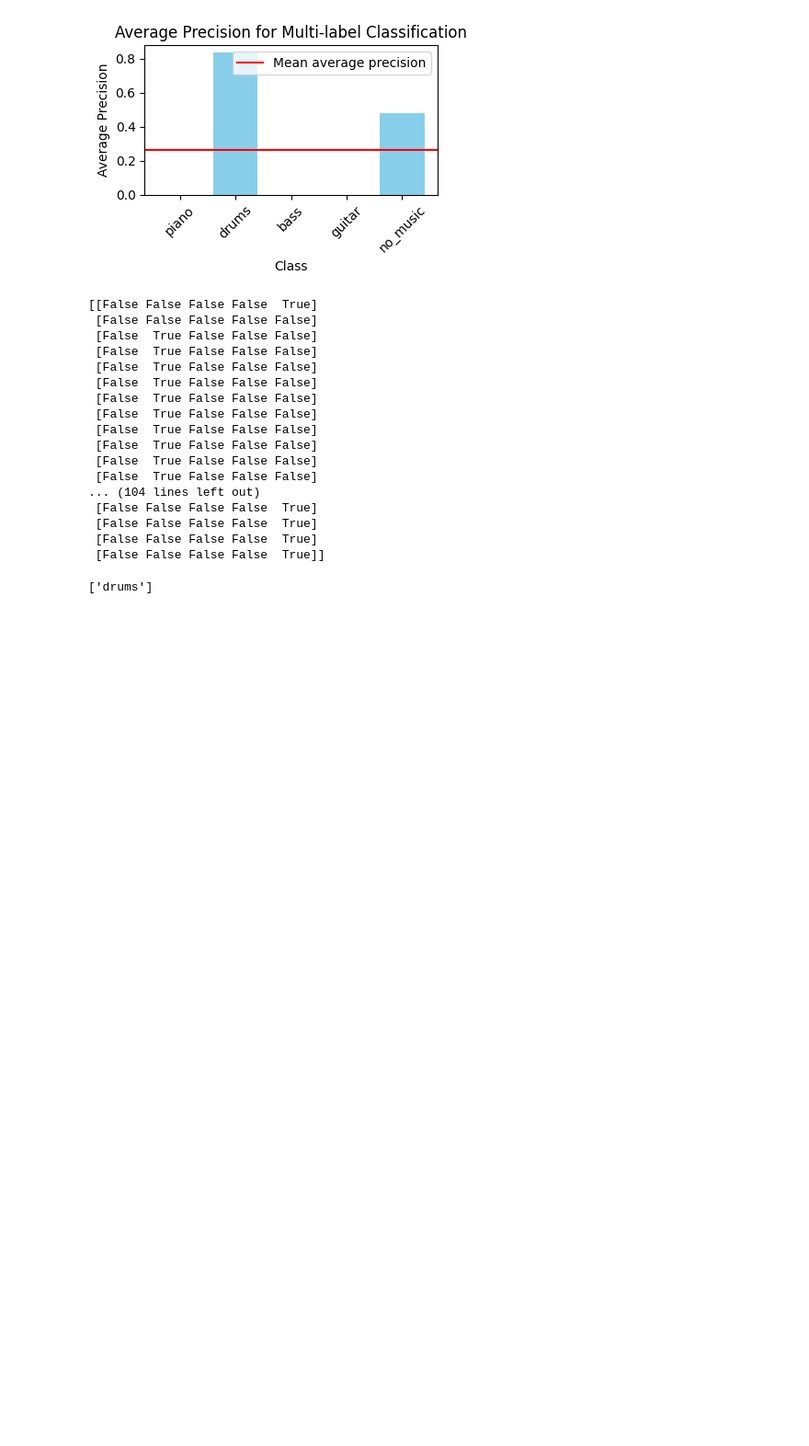
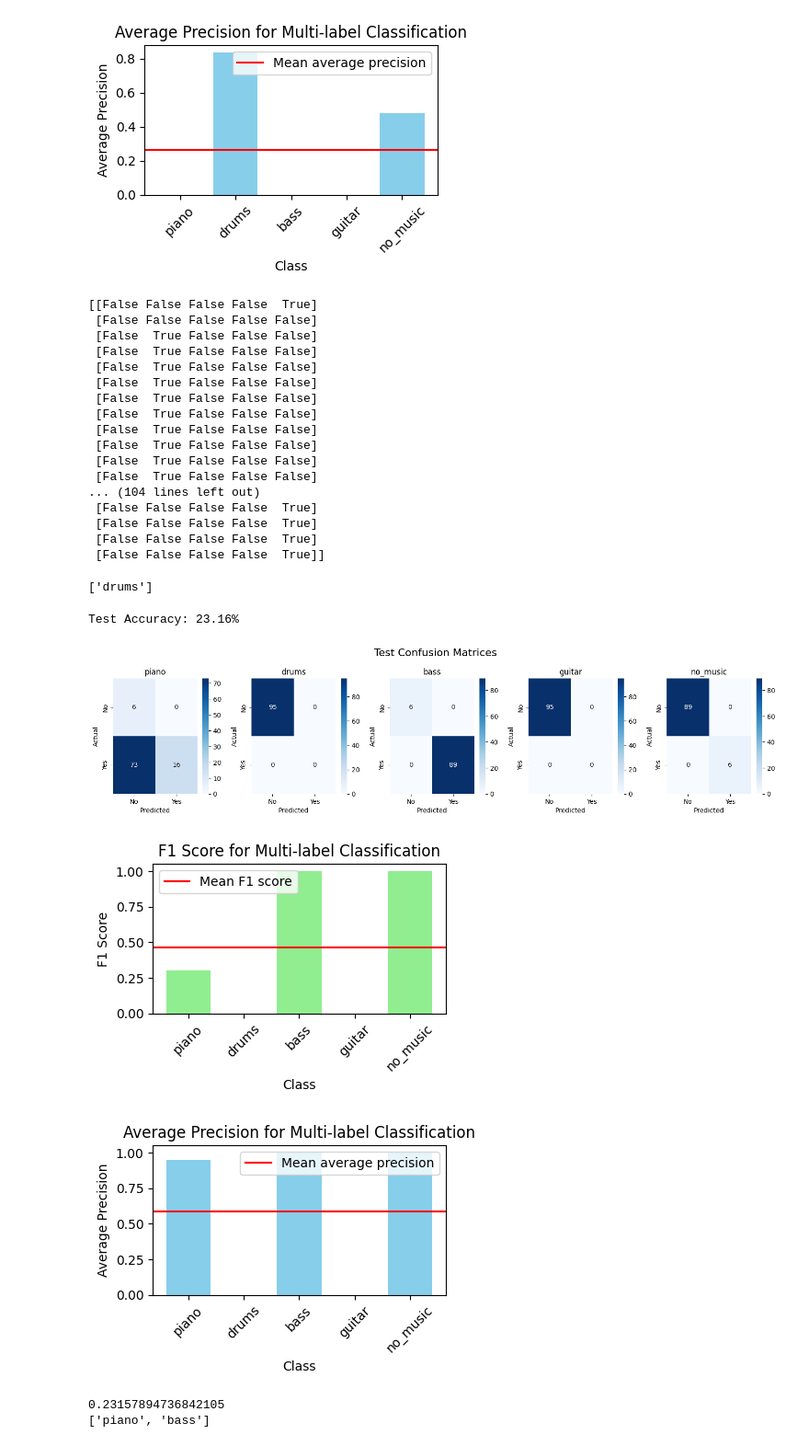
Before and after one commit to lee-hanhee/ECE324_Project, a Jupyter notebook: models/instrument_classification/MultilabelClassification.ipynb, the cells around one changed output. Shown at 92% size. Saved outputs shown, nothing was run; the diff lists cells and outputs as text; code cells hidden in the pictures; blank space fills up the shorter version.

```diff
--- a/models/instrument_classification/MultilabelClassification.ipynb
+++ b/models/instrument_classification/MultilabelClassification.ipynb
@@ -382,8 +455,7 @@ test = BabySlakhDataset(test_dict)
 test_load = DataLoader(test, batch_size=8, shuffle=False)
 
 
-accuracy, predictions = evaluate(model, test_load, label="Test")
-print(predictions)
+accuracy, predictions = evaluate(model, test_load, label="Test", display_conf_matrix=True)
 # %% [output]
 Test Accuracy: 82.50%
 [figure]
@@ -411,13 +483,6 @@ class_counts = np.sum(predictions, axis=0)
 
 # Classify a label as True if it appears more than the threshold
 song_label = (class_counts > 10).astype(int)
-LABELS = {
-    "piano": 0,
-    "drums": 1,
-    "bass": 2,
-    "guitar": 3,
-    "no_music": 4
-}
 
 labels = []
 for label, num in LABELS.items():
@@ -428,3 +493,32 @@ for label, num in LABELS.items():
 print(labels)
 # %% [output]
 ['drums']
+# %%
+test_dict = {
+    combined_path: [LABELS["piano"], LABELS["bass"]],
+}
+
+test = BabySlakhDataset(test_dict)
+test_load = DataLoader(test, batch_size=8, shuffle=False)
+
+
+accuracy, predictions = evaluate(model, test_load, label="Test")
+class_counts = np.sum(predictions, axis=0)
+
+# Classify a label as True if it appears more than the threshold
+song_label = (class_counts > 10).astype(int)
+
+labels = []
+for label, num in LABELS.items():
+  if song_label[num] == 1:
+    labels.append(label)
+
+
+print(labels)
+# %% [output]
+Test Accuracy: 23.16%
+[figure, added]
+[figure, added]
+[figure, added]
+0.23157894736842105
+['piano', 'bass']
```
Also changed, not shown: parts of 3 cells of this notebook, 3 other files.
